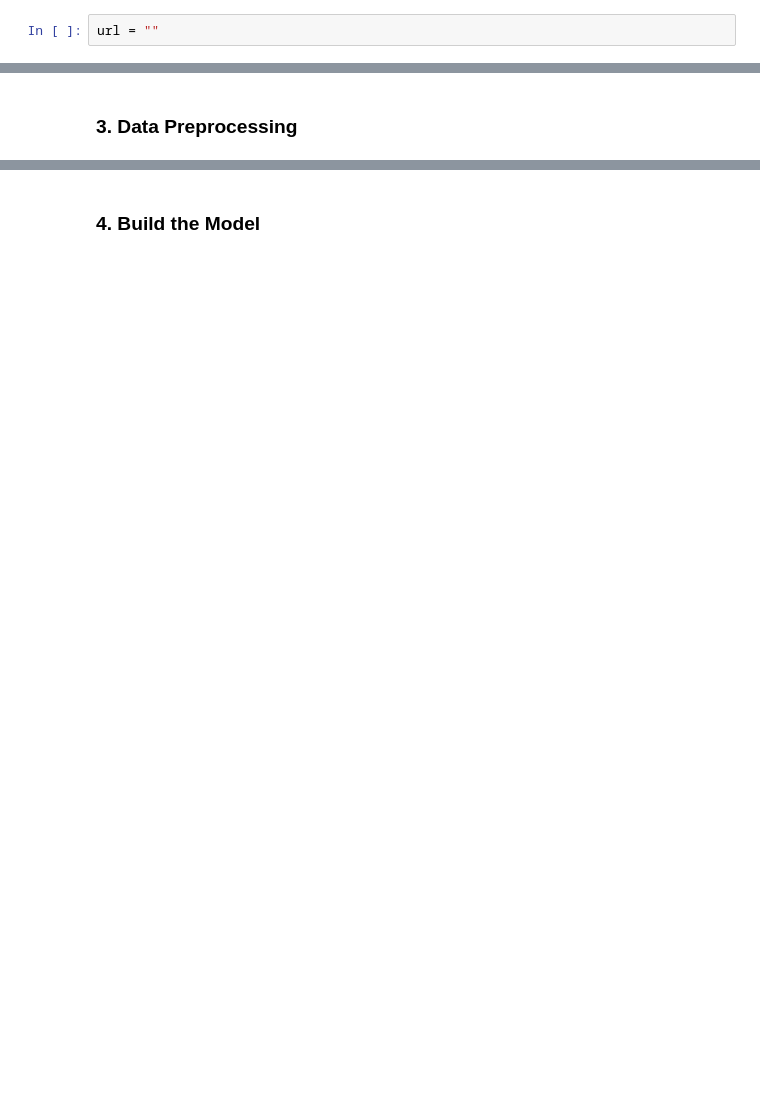
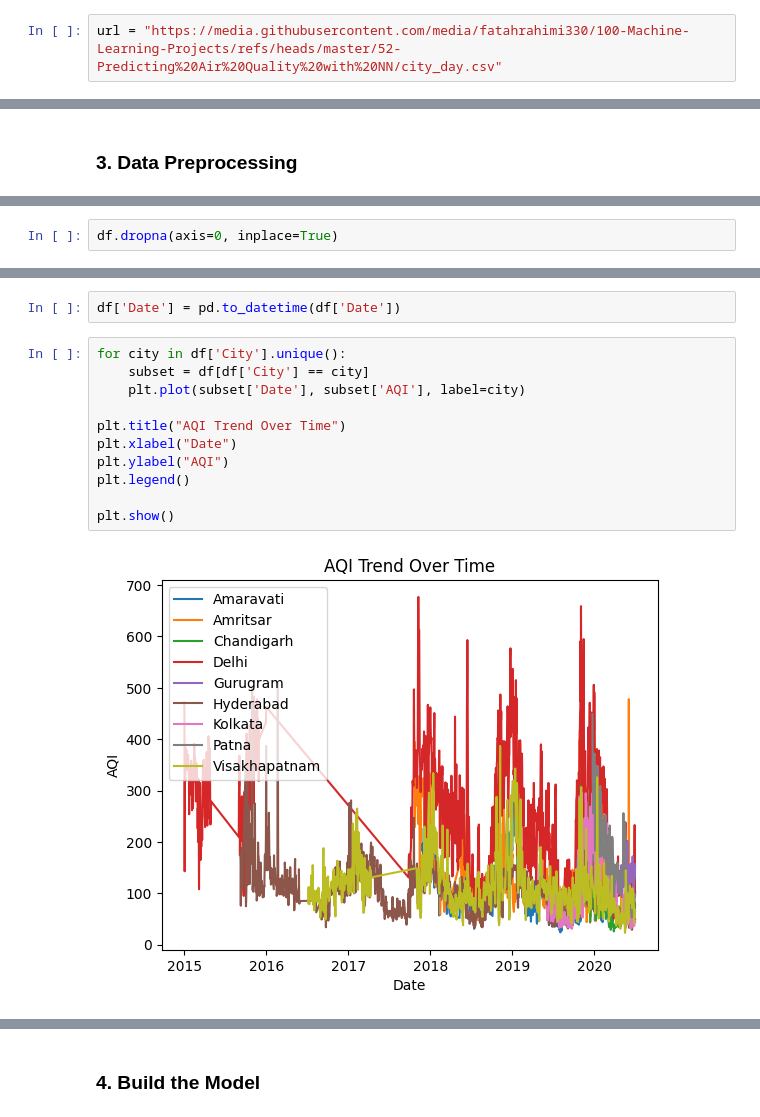
Before and after one commit to fatahrahimi330/100-Machine-Learning-Projects, a Jupyter notebook: 52-Predicting Air Quality with NN/predicting_air_quality.ipynb, the cells around one changed output, grey strips where cells are left out. Cells and saved outputs as stored; diff of their text form; blank space fills up the shorter version.

Commit message:
Predicing Air Quality using NN

```diff
--- a/52-Predicting Air Quality with NN/predicting_air_quality.ipynb
+++ b/52-Predicting Air Quality with NN/predicting_air_quality.ipynb
@@ -10,7 +10,7 @@ import seaborn as sns
 # %% [markdown]
 ### 2. Loading Dataset
 # %%
-url = ""
+url = "https://media.githubusercontent.com/media/fatahrahimi330/100-Machine-Learning-Projects/refs/heads/master/52-Predicting%20Air%20Quality%20with%20NN/city_day.csv"
 # %%
 df = pd.read_csv(url)
 df.head()
@@ -18,0 +69,2 @@ df.head()
+# %%
+df.dropna(axis=0, inplace=True)
@@ -18,0 +92,15 @@ df.head()
+# %%
+df['Date'] = pd.to_datetime(df['Date'])
+# %%
+for city in df['City'].unique():
+    subset = df[df['City'] == city]
+    plt.plot(subset['Date'], subset['AQI'], label=city)
+
+plt.title("AQI Trend Over Time")
+plt.xlabel("Date")
+plt.ylabel("AQI")
+plt.legend()
+
+plt.show()
+# %% [output]
+[figure, added]
```
Also changed, not shown: parts of 24 cells of this notebook, 3 other files.
